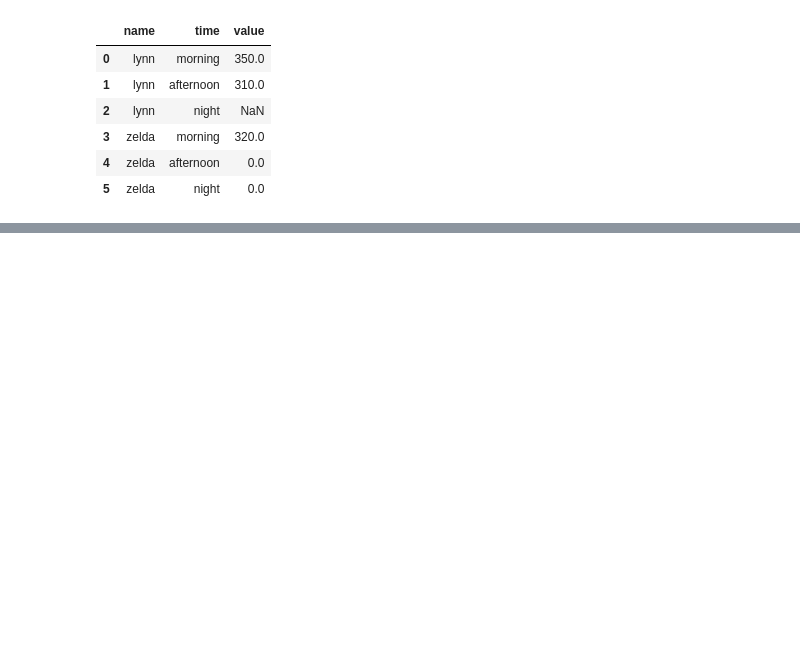
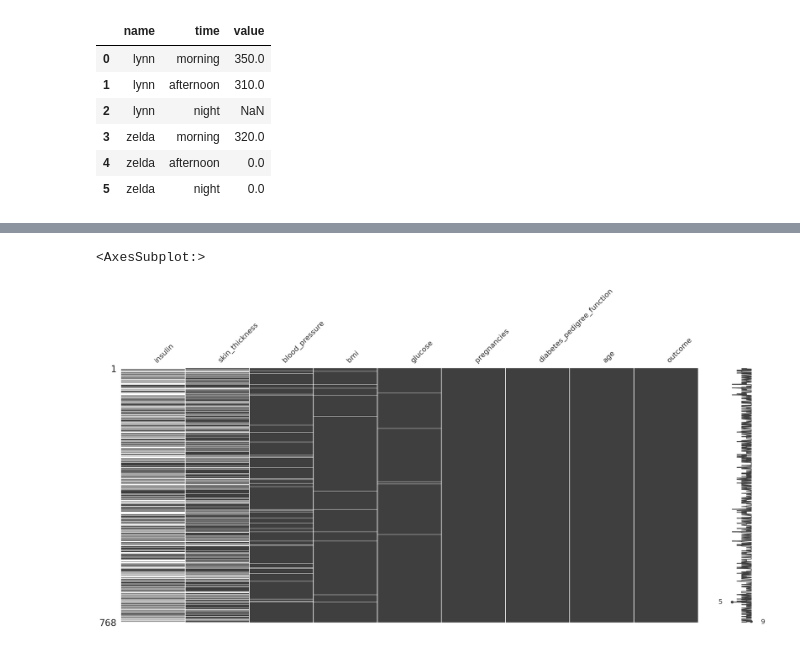
Before and after one commit to Monkey8596/Missing_data_handling-, a Jupyter notebook: notebooks/00Live_exploration.ipynb, the cells around one changed output, grey strips where cells are left out. Cells and saved outputs as stored; diff of their text form; code cells hidden in the pictures; blank space fills up the shorter version.

```diff
--- a/notebooks/00Live_exploration.ipynb
+++ b/notebooks/00Live_exploration.ipynb
@@ -619,0 +631,9 @@ implicit_to_explicit_df
+# %%
+(
+    diabetes_df
+    .missing.sort_variables_by_missingness()
+    .pipe(missingno.matrix)
+)
+# %% [output]
+<AxesSubplot:>
+[figure, added]
```
Also changed, not shown: parts of 7 cells of this notebook, 1 other file.
